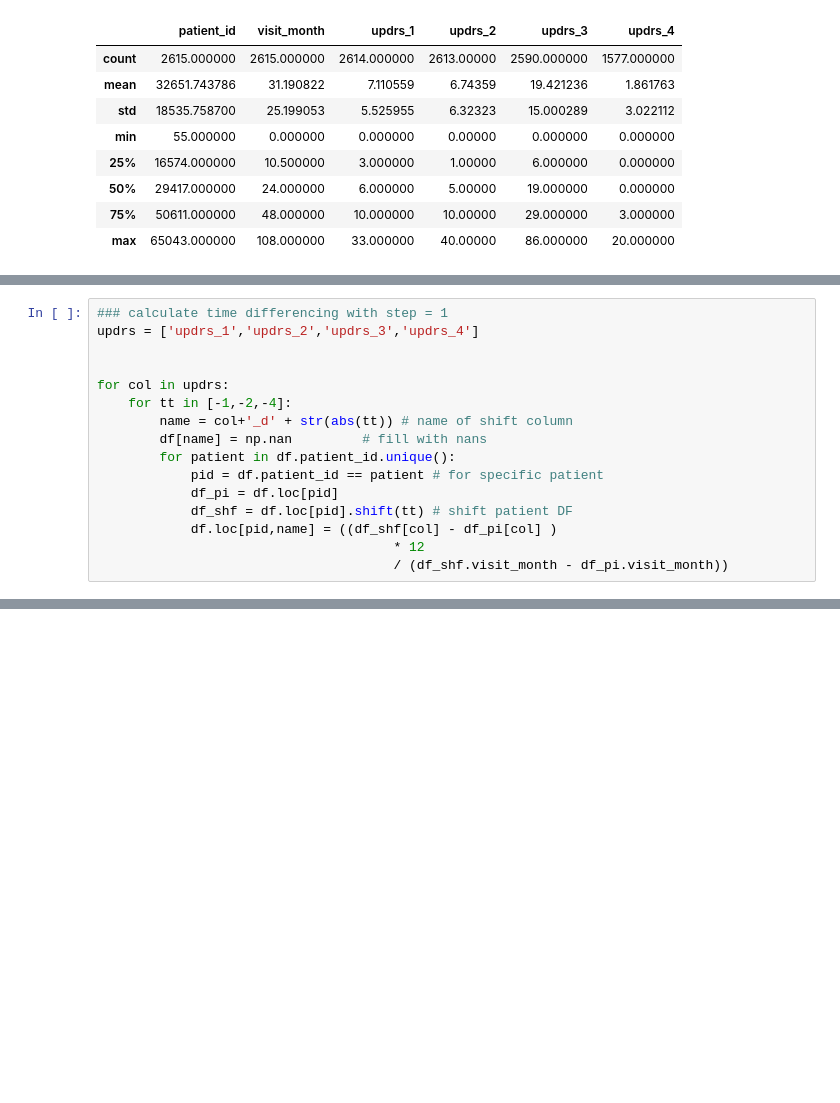
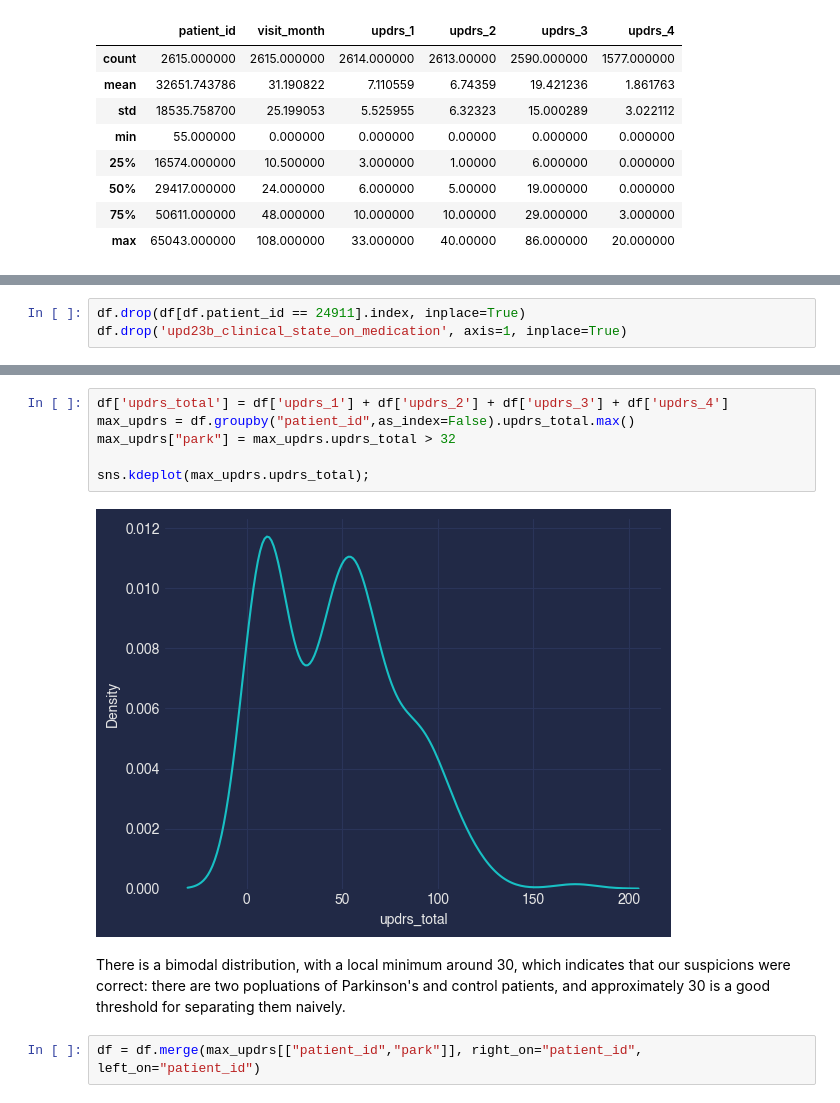
Before and after one commit to chris-hedemann/peptide-parkinsons-challenge, a Jupyter notebook: eda.ipynb, the cells around one changed output, grey strips where cells are left out. Cells and saved outputs as stored; diff of their text form; blank space fills up the shorter version.

```diff
--- a/eda.ipynb
+++ b/eda.ipynb
@@ -221,16 +195,0 @@ msno.matrix(df);
-# %%
-### calculate time differencing with step = 1
-updrs = ['updrs_1','updrs_2','updrs_3','updrs_4']
-
-
-for col in updrs:
-    for tt in [-1,-2,-4]:
-        name = col+'_d' + str(abs(tt)) # name of shift column
-        df[name] = np.nan         # fill with nans
-        for patient in df.patient_id.unique():
-            pid = df.patient_id == patient # for specific patient
-            df_pi = df.loc[pid]
-            df_shf = df.loc[pid].shift(tt) # shift patient DF
-            df.loc[pid,name] = ((df_shf[col] - df_pi[col] )
-                                      * 12
-                                      / (df_shf.visit_month - df_pi.visit_month))
@@ -482,0 +278,3 @@ sns.heatmap(correlations,mask=mask,cmap=)
+# %%
+df.drop(df[df.patient_id == 24911].index, inplace=True)
+df.drop('upd23b_clinical_state_on_medication', axis=1, inplace=True)
@@ -482,0 +294,12 @@ sns.heatmap(correlations,mask=mask,cmap=)
+# %%
+df['updrs_total'] = df['updrs_1'] + df['updrs_2'] + df['updrs_3'] + df['updrs_4']
+max_updrs = df.groupby("patient_id",as_index=False).updrs_total.max()
+max_updrs["park"] = max_updrs.updrs_total > 32
+
+sns.kdeplot(max_updrs.updrs_total);
+# %% [output]
+[figure, added]
+# %% [markdown]
+There is a bimodal distribution, with a local minimum around 30, which indicates that our suspicions were correct: there are two popluations of Parkinson's and control patients, and approximately 30 is a good threshold for separating them naively.
+# %%
+df = df.merge(max_updrs[["patient_id","park"]], right_on="patient_id", left_on="patient_id")
```
Also changed, not shown: parts of 105 cells of this notebook.
